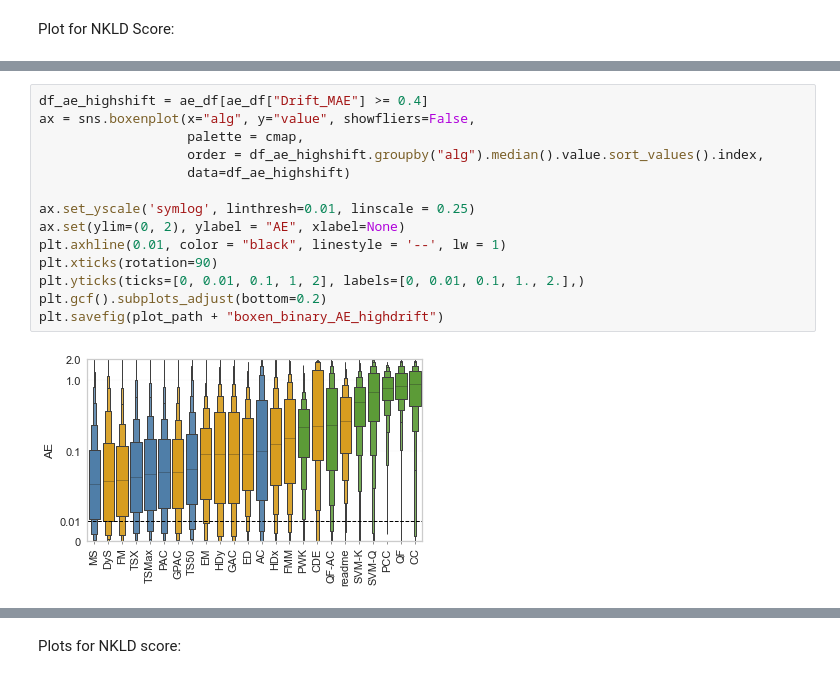
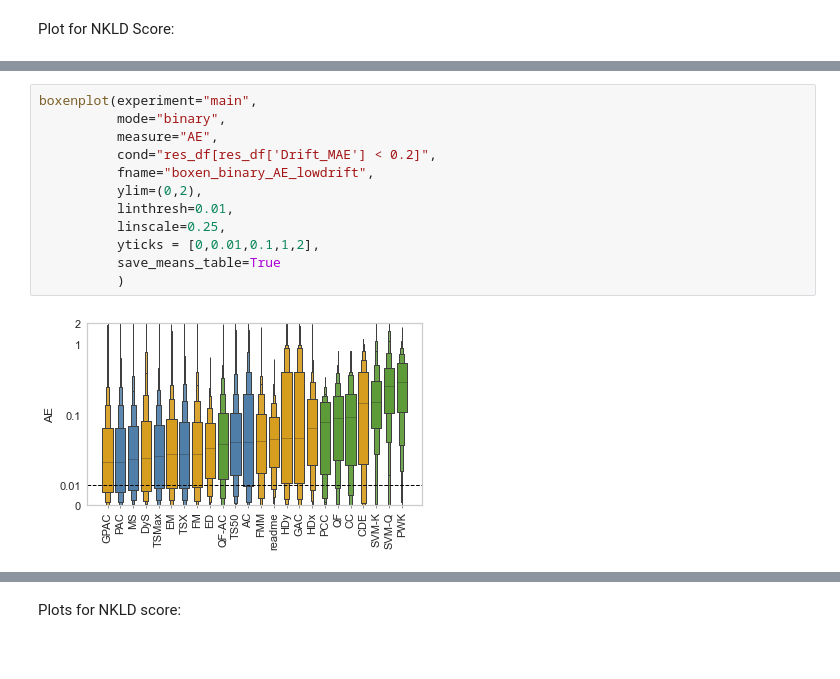
Before and after one commit to tobiasschumacher/quantification_paper, a Jupyter notebook: plot_results.ipynb, the cells around one changed output, grey strips where cells are left out. Saved outputs shown, nothing was run; the diff lists cells and outputs as text.

```diff
--- a/plot_results.ipynb
+++ b/plot_results.ipynb
@@ -369,16 +335,14 @@ plt.savefig(plot_path + "boxen_binary_AE_meddrift")
-# %%
-df_ae_highshift = ae_df[ae_df["Drift_MAE"] >= 0.4]
-ax = sns.boxenplot(x="alg", y="value", showfliers=False,
-                   palette = cmap,
-                   order = df_ae_highshift.groupby("alg").median().value.sort_values().index,
-                   data=df_ae_highshift)
-
-ax.set_yscale('symlog', linthresh=0.01, linscale = 0.25)
-ax.set(ylim=(0, 2), ylabel = "AE", xlabel=None)
-plt.axhline(0.01, color = "black", linestyle = '--', lw = 1)
-plt.xticks(rotation=90)
-plt.yticks(ticks=[0, 0.01, 0.1, 1, 2], labels=[0, 0.01, 0.1, 1., 2.],)
-plt.gcf().subplots_adjust(bottom=0.2)
-plt.savefig(plot_path + "boxen_binary_AE_highdrift")
-# %% [output]
-[figure, removed]
+# %%
+boxenplot(experiment="main",
+          mode="binary",
+          measure="AE",
+          cond="res_df[res_df['Drift_MAE'] < 0.2]",
+          fname="boxen_binary_AE_lowdrift",
+          ylim=(0,2),
+          linthresh=0.01,
+          linscale=0.25,
+          yticks = [0,0.01,0.1,1,2],
+          save_means_table=True
+          )
+# %% [output]
+[figure, added]
```
Also changed, not shown: parts of 146 cells of this notebook, 36 other files.
